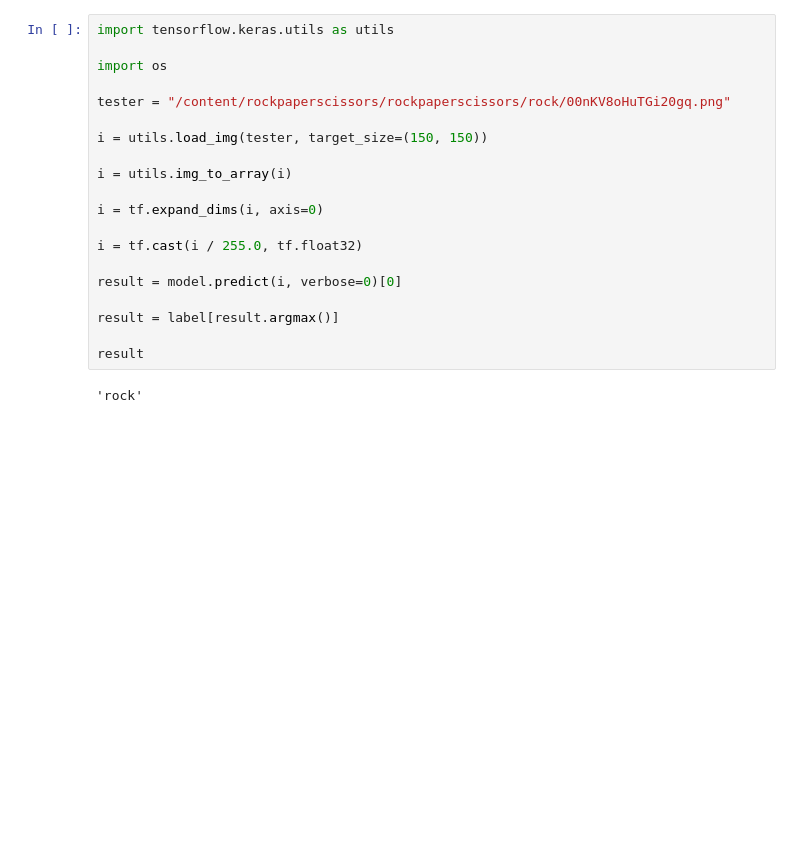
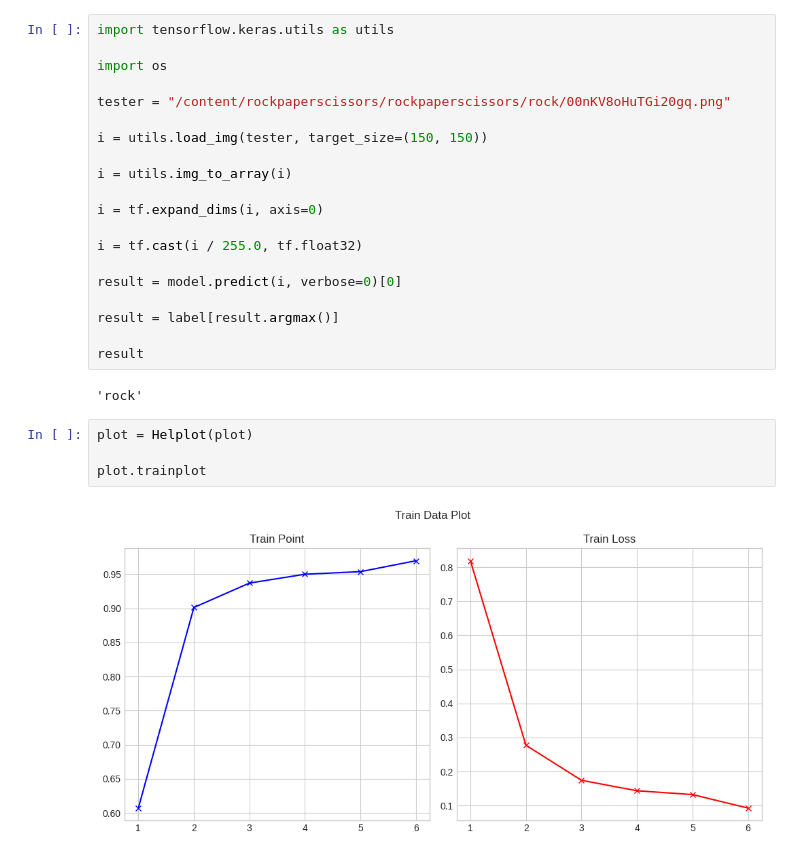
Before and after one commit to Kulnita/Hut, a Jupyter notebook: Lab 01.ipynb, the cells around one changed output. Saved outputs shown, nothing was run; the diff lists cells and outputs as text; blank space fills up the shorter version.

```diff
--- a/Lab 01.ipynb
+++ b/Lab 01.ipynb
@@ -145,3 +145,9 @@ result = label[result.argmax()]
 result
 # %% [output]
 'rock'
+# %%
+plot = Helplot(plot)
+
+plot.trainplot
+# %% [output]
+[figure, added]
```
Also changed, not shown: parts of 14 cells of this notebook.
